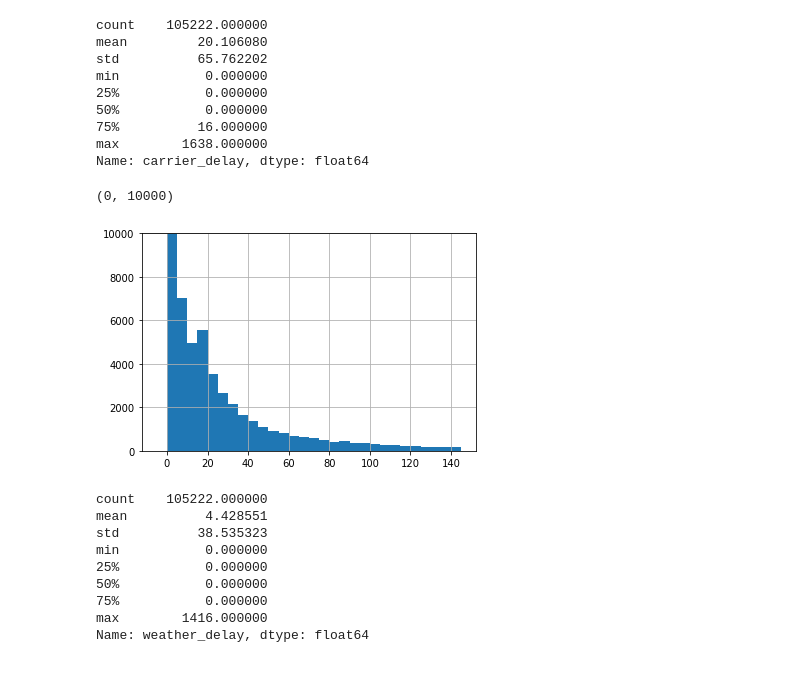
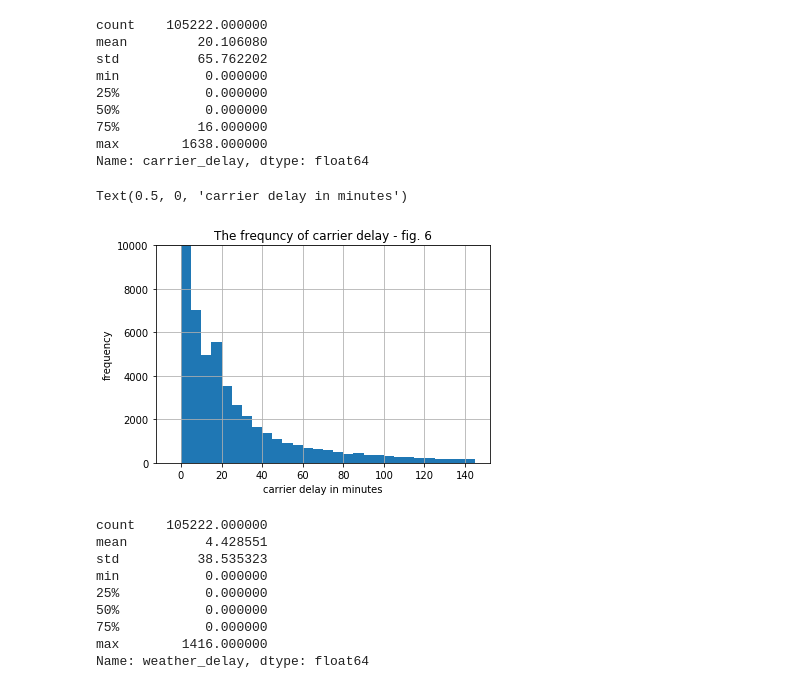
Before and after one commit to rimoun-g/Data_Visulaization-Python, a Jupyter notebook: Flights EDA.ipynb, the cells around one changed output. Saved outputs shown, nothing was run; the diff lists cells and outputs as text; code cells hidden in the pictures.

```diff
--- a/Flights EDA.ipynb
+++ b/Flights EDA.ipynb
@@ -378,13 +396,16 @@ min           0.000000
 max        1638.000000
 Name: carrier_delay, dtype: float64
 # %%
-# checking the carier delay
+# checking the carrier delay
 bins2 = np.arange(-5,150,5)
 df_main['carrier_delay'].hist(bins=bins2)
 plt.ylim(0,10000)
+plt.title("The frequncy of carrier delay - fig. 6")
+plt.ylabel("frequency")
+plt.xlabel("carrier delay in minutes")
 # %% [output]
-(0, 10000)
+Text(0.5, 0, 'carrier delay in minutes')
-[figure, old version]
+[figure, new version]
 # %%
 df_main['weather_delay'].describe()
 # %% [output]
```
Also changed, not shown: parts of 39 cells of this notebook, 1 other file.
